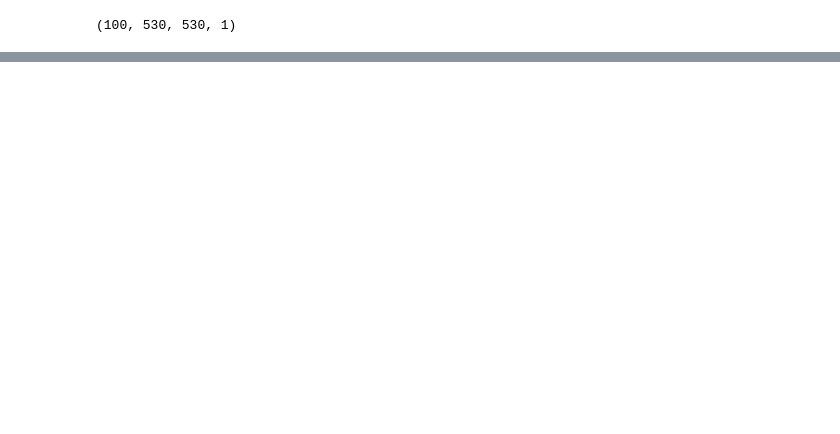
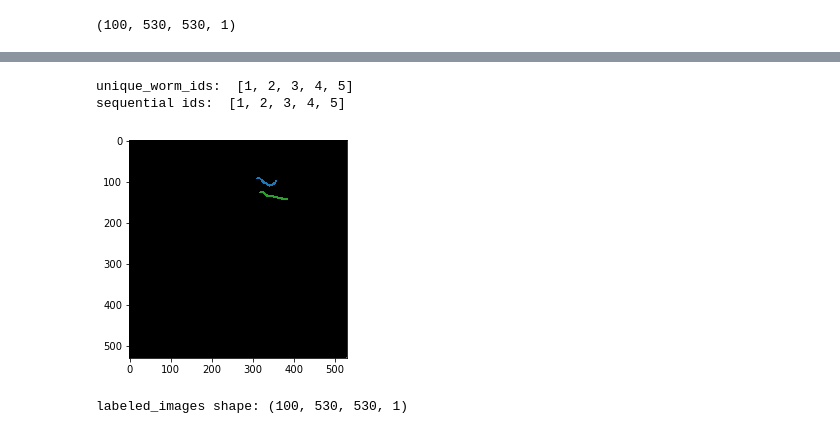
Before and after one commit to RosaryYao/msc_wormtracking, a Jupyter notebook: track_worms_2.ipynb, the cells around one changed output, grey strips where cells are left out. Drawn from its saved outputs; the diff is of its cells as text; code cells hidden in the pictures; blank space fills up the shorter version.

```diff
--- a/track_worms_2.ipynb
+++ b/track_worms_2.ipynb
@@ -572,0 +392,9 @@ Processing raw video.
+# %%
+# threshold the foreground/background
+# and remove back ground from edge transform
+threshold = 0.5
+
+fg_thresh = images_fgbg[..., 1] > threshold
+fg_thresh = np.expand_dims(fg_thresh, axis=-1)
+
+images_post_fgbg = images * fg_thresh
@@ -572,0 +455,8 @@ Processing raw video.
+# %%
+# save as gif
+import gif
+gif.plot_gif(labeled_images, '../segmented/6823_3/A10_seg_1.gif')
+# %% [output]
+unique_worm_ids:  [1, 2, 3, 4, 5]
+sequential ids:  [1, 2, 3, 4, 5]
+[figure, added]
@@ -572,0 +465,15 @@ Processing raw video.
+# %%
+labeled_images = []
+for i in range(images.shape[0]):
+    interior = images[i, ..., 2] > .5
+    labeled_image = label(interior)
+    labeled_image = morphology.remove_small_objects(
+        labeled_image, min_size=150, connectivity=1)  ## min_size=50
+    labeled_images.append(labeled_image)
+labeled_images = np.array(labeled_images)
+labeled_images = np.expand_dims(labeled_images, axis=-1)
+
+
+print('labeled_images shape:', labeled_images.shape)
+# %% [output]
+labeled_images shape: (100, 530, 530, 1)
```
Also changed, not shown: parts of 50 cells of this notebook, 7 other files.
